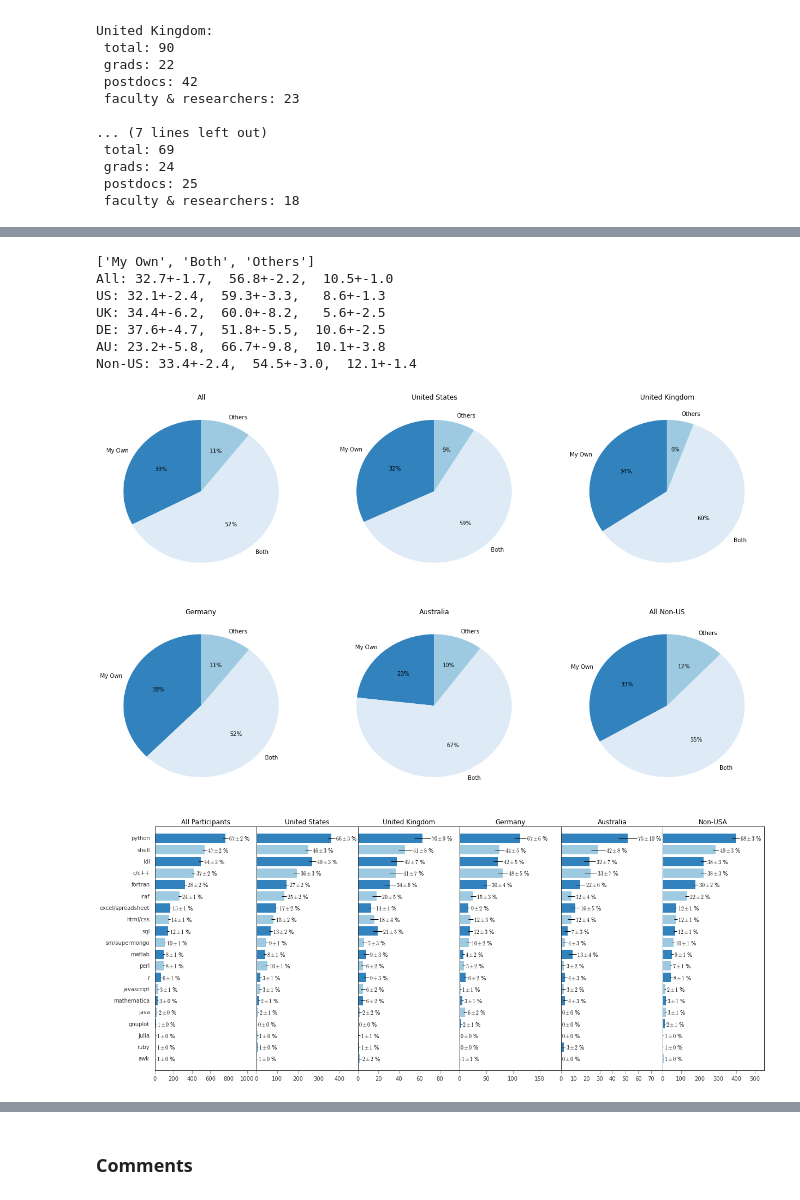
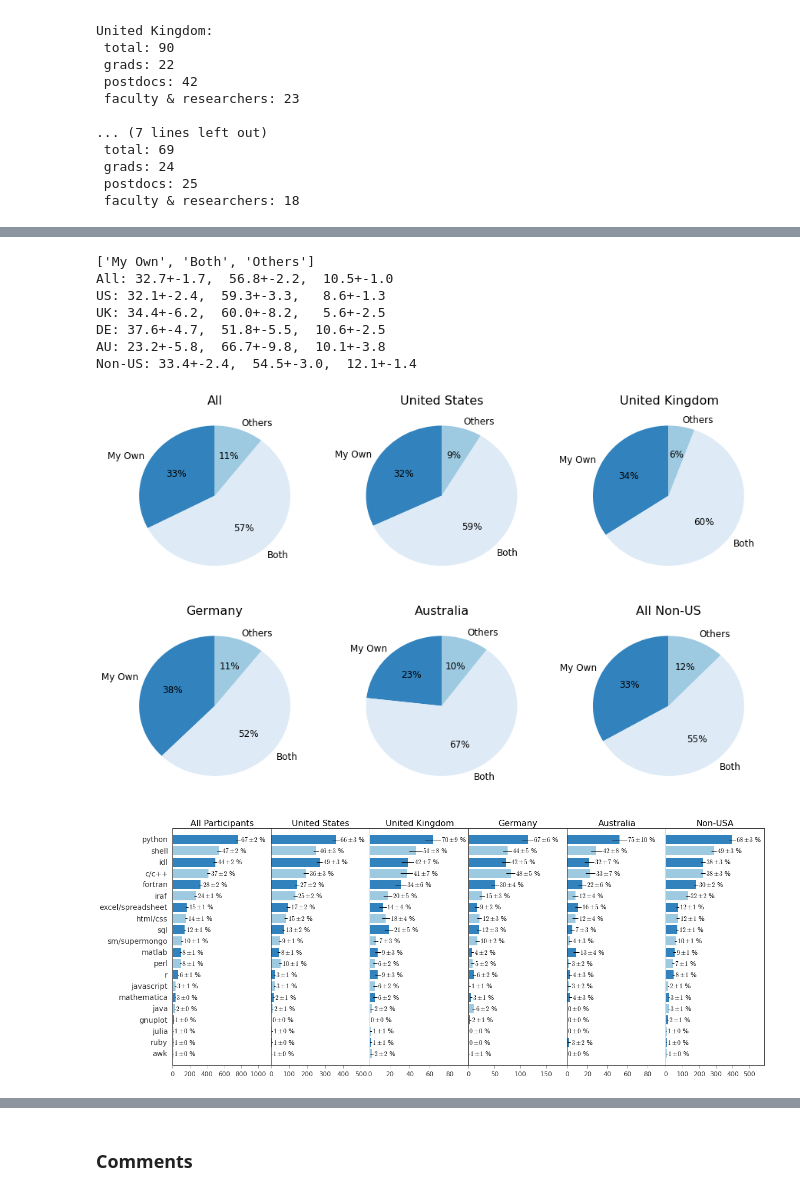
Before and after one commit to eteq/software_survey_analysis, a Jupyter notebook: software_survey.ipynb, the cells around one changed output, grey strips where cells are left out. Saved outputs shown, nothing was run; the diff lists cells and outputs as text; code cells hidden in the pictures.

Commit message:
Making labels bigger.

```diff
--- a/software_survey.ipynb
+++ b/software_survey.ipynb
@@ -17,6 +17,8 @@ from scipy import optimize
 import matplotlib
 import matplotlib.pyplot as plt
 
+matplotlib.rcParams['font.size'] = 12
+
 save_plots = True # set to true to save the plots to disk in addition to showing them in the notebook
 # %%
 data = astropy.io.ascii.read('questionaire_data_nocomments.csv', comment='#', delimiter=',')
@@ -55,8 +57,6 @@ nn_grad = [np.sum((grad) & (data['training'] == 'Yes')), np.sum((grad) & (data['
 nn_postdoc = [np.sum((postdoc) & (data['training'] == 'Yes')), np.sum((postdoc) & (data['training'] == 'No')), np.sum((postdoc) & (data['training'] == 'Little'))]
 nn_faculty = [np.sum((faculty) & (data['training'] == 'Yes')), np.sum((faculty) & (data['training'] == 'No')), np.sum((faculty) & (data['training'] == 'Little'))]
 
-matplotlib.rcParams['font.size'] = 10
-
 fig,axes = plt.subplots(1, 4, sharey=False, figsize=(15,3))
 
 fig = plt.figure(1,figsize=(12,3))
@@ -64,16 +64,16 @@ a1 = plt.subplot(1,4,1)
 labels = ['Yes','No','A little']
 colors=['#3182bd','#deebf7','#9ecae1']
 a1.pie(nn_all, labels=labels, colors = colors, autopct='%1.0f%%', shadow=False, startangle=90)
-a1.set_title('All Participants')
+a1.set_title('All Participants', fontsize=16)
 a2 = plt.subplot(1,4,2)
 a2.pie(nn_grad, labels=labels, colors = colors, autopct='%1.0f%%', shadow=False, startangle=90)
-a2.set_title('Graduate Students')
+a2.set_title('Graduate Students', fontsize=16)
 a3 = plt.subplot(1,4,3)
 a3.pie(nn_postdoc, labels=labels, colors = colors, autopct='%1.0f%%', shadow=False, startangle=90)
-a3.set_title('Postdocs')
+a3.set_title('Postdocs', fontsize=16)
 a4 = plt.subplot(1,4,4)
 a4.pie(nn_faculty, labels=labels, colors = colors, autopct='%1.0f%%', shadow=False, startangle=90)
-a4.set_title('Faculty & Scientists')
+a4.set_title('Faculty & Scientists', fontsize=16)
 
 if save_plots:
     plt.savefig('training_by_career.png')
@@ -306,7 +306,7 @@ def make_bars_segment(ax, bins, nn, labels, n_total, title, xuplim=None, data_li
 
     if labels is not None:
         ax.set_yticks(bins)
-        ax.set_yticklabels(labels)
+        ax.set_yticklabels(labels, fontsize=14)
     else:
         ax.set_yticks([])
     if data_limit is not None:
@@ -318,10 +318,10 @@ def make_bars_segment(ax, bins, nn, labels, n_total, title, xuplim=None, data_li
                 r'${:2.0f} \pm {:2.0f}$ %'.format(x*100/n_total, xe*100/n_total), ha='left', va='center')
     ax.tick_params(axis="x", which="both", top=False)
     ax.tick_params(axis="y", which="both", left=False, right=False)
-    ax.set_title(title)
+    ax.set_title(title, fontsize=16)
 
 a1 = plt.subplot(1,4,1)
-make_bars_segment(a1, bins, all_nn, language_names, n_all, 'All Participants', 990, len_data)
+make_bars_segment(a1, bins, all_nn, language_names, n_all, 'All Participants', 1090, len_data)
 
 a2 = plt.subplot(1,4,2)
 make_bars_segment(a2, bins, g_nn, None, n_g, 'Graduate Students', 440, len_data)
@@ -645,7 +644,7 @@ tools_pla_nn = {}
 tools_pla_nn.update({ff: np.sum(np.array(tools_pla) == ff) for ff in unique_tools})
 plot_pla_nn = [tools_pla_nn[name] for name in language_names]
 
-matplotlib.rcParams['font.size'] = 10
+matplotlib.rcParams['font.size'] = 12
 
 bins = np.arange(len_data, 0, -1)
 colors = ['#3182bd','#9ecae1']*int(math.ceil(len_data/2))
@@ -653,13 +652,13 @@ fig,axes = plt.subplots(1, 4, sharey=True, figsize=(20,8))
 fig.subplots_adjust(wspace=0)
 
 a1 = plt.subplot(1,5,1)
-make_bars_segment(a1, bins, np.array(all_nn), language_names, len(data), 'All Participants', 990, 20)
+make_bars_segment(a1, bins, np.array(all_nn), language_names, len(data), 'All Participants', 1100, 20)
 
 a2 = plt.subplot(1,5,2)
 make_bars_segment(a2, bins, np.array(plot_obs_nn), None, np.sum(bool_obs), 'Observational', 760, 20)
 
 a3 = plt.subplot(1,5,3)
-make_bars_segment(a3, bins, np.array(plot_the_nn), None, np.sum(bool_the), 'Theory', 340, 20)
+make_bars_segment(a3, bins, np.array(plot_the_nn), None, np.sum(bool_the), 'Theory', 380, 20)
 
 a4 = plt.subplot(1,5,4)
 make_bars_segment(a4, bins, np.array(plot_ins_nn), None, np.sum(bool_ins), 'Instrumentation', 130, 20)
@@ -801,29 +800,29 @@ nn_de = [np.sum((data['location'] == 'Germany') & (data['own'] == 'Own')), np.su
 nn_au = [np.sum((data['location'] == 'Australia') & (data['own'] == 'Own')), np.sum((data['location'] == 'Australia') & (data['own'] == 'Between')), np.sum((data['location'] == 'Australia') & (data['own'] == 'Others'))]
 nn_non_us = [np.sum((data['location'] != 'United States of America') & (data['own'] == 'Own')), np.sum((data['location'] != 'United States of America') & (data['own'] == 'Between')), np.sum((data['location'] != 'United States of America') & (data['own'] == 'Others'))]
 
-fig,axes =plt.subplots(1, 6, sharey=False, figsize=(21.,12.5))
+fig,axes =plt.subplots(1, 6, sharey=False, figsize=(15.,9.))
 
 #fig = plt.figure(1,figsize=(12,10))
 a1 = plt.subplot(2,3,1)
 labels = ['My Own','Both','Others']
 colors = ['#3182bd','#deebf7','#9ecae1']
 a1.pie(nn_all, labels=labels, colors=colors, autopct='%1.0f%%', shadow=False, startangle=90)
-a1.set_title('All')
+a1.set_title('All', fontsize=16)
 a2 = plt.subplot(2,3,2)
 a2.pie(nn_us, labels=labels, colors=colors, autopct='%1.0f%%', shadow=False, startangle=90)
-a2.set_title('United States')
+a2.set_title('United States', fontsize=16)
 a3 = plt.subplot(2,3,3)
 a3.pie(nn_uk, labels=labels, colors=colors, autopct='%1.0f%%', shadow=False, startangle=90)
-a3.set_title('United Kingdom')
+a3.set_title('United Kingdom', fontsize=16)
 a4 = plt.subplot(2,3,4)
 a4.pie(nn_de,labels=labels, colors=colors, autopct='%1.0f%%', shadow=False, startangle=90)
-a4.set_title('Germany')
+a4.set_title('Germany', fontsize=16)
 a5 = plt.subplot(2,3,5)
 a5.pie(nn_au,labels=labels, colors=colors, autopct='%1.0f%%', shadow=False, startangle=90)
-a5.set_title('Australia')
+a5.set_title('Australia', fontsize=16)
 a6 = plt.subplot(2,3,6)
 a6.pie(nn_non_us,labels=labels, colors=colors, autopct='%1.0f%%', shadow=False, startangle=90)
-a6.set_title('All Non-US')
+a6.set_title('All Non-US', fontsize=16)
 
 if save_plots:
     plt.savefig('own_by_country.png')
@@ -855,7 +854,7 @@ UK: 34.4+-6.2,  60.0+-8.2,   5.6+-2.5
 DE: 37.6+-4.7,  51.8+-5.5,  10.6+-2.5
 AU: 23.2+-5.8,  66.7+-9.8,  10.1+-3.8
 Non-US: 33.4+-2.4,  54.5+-3.0,  12.1+-1.4
-[figure, old version]
+[figure, new version]
 # %%
 tools_us = []
 tools_uk = []
@@ -897,38 +896,38 @@ plot_de_nn = [tools_de_nn[name] for name in language_names]
 tools_au_nn = {}
 tools_au_nn.update({ff: np.sum(np.array(tools_au) == ff) for ff in unique_tools})
 plot_au_nn = [tools_au_nn[name] for name in language_names]
 
 tools_nonus_nn = {}
 tools_nonus_nn.update({ff: np.sum(np.array(tools_non_us) == ff) for ff in unique_tools})
 plot_nonus_nn = [tools_nonus_nn[name] for name in language_names]
 
 bins = np.arange(len_data, 0, -1)
 colors = ['#3182bd','#9ecae1']*int(math.ceil(len_data/2))
 fig,axes = plt.subplots(1, 4, sharey=True, figsize=(20,8))
 fig.subplots_adjust(wspace=0)
 
 a1 = plt.subplot(1,6,1)
-make_bars_segment(a1, bins, np.array(all_nn), language_names, np.sum(nn_all), 'All Participants', 1100, 20)
+make_bars_segment(a1, bins, np.array(all_nn), language_names, np.sum(nn_all), 'All Participants', 1150, 20)
 
 a2 = plt.subplot(1,6,2)
-make_bars_segment(a2, bins, np.array(plot_us_nn), None, np.sum(nn_us), 'United States', 490, 20)
+make_bars_segment(a2, bins, np.array(plot_us_nn), None, np.sum(nn_us), 'United States', 550, 20)
 
 a3 = plt.subplot(1,6,3)
 make_bars_segment(a3, bins, np.array(plot_uk_nn), None, np.sum(nn_uk), 'United Kingdom', 99, 20)
 
 a4 = plt.subplot(1,6,4)
 make_bars_segment(a4, bins, np.array(plot_de_nn), None, np.sum(nn_de), 'Germany', 190, 20)
 
 a5 = plt.subplot(1,6,5)
-make_bars_segment(a5, bins, np.array(plot_au_nn), None, np.sum(nn_au), 'Australia', 79, 20)
+make_bars_segment(a5, bins, np.array(plot_au_nn), None, np.sum(nn_au), 'Australia', 98, 20)
 
 a6 = plt.subplot(1,6,6)
-make_bars_segment(a6, bins, np.array(plot_nonus_nn), None, np.sum(nn_non_us), 'Non-USA', 550, 20)
+make_bars_segment(a6, bins, np.array(plot_nonus_nn), None, np.sum(nn_non_us), 'Non-USA', 590, 20)
 
 if save_plots:
     plt.savefig('tools_by_country.png')
 # %% [output]
-[figure, old version]
+[figure, new version]
 # %%
 fig,axes = plt.subplots(1, 3, sharey=True, figsize=(12,8))
 fig.subplots_adjust(wspace=0)
```
Also changed, not shown: parts of 11 cells of this notebook.
